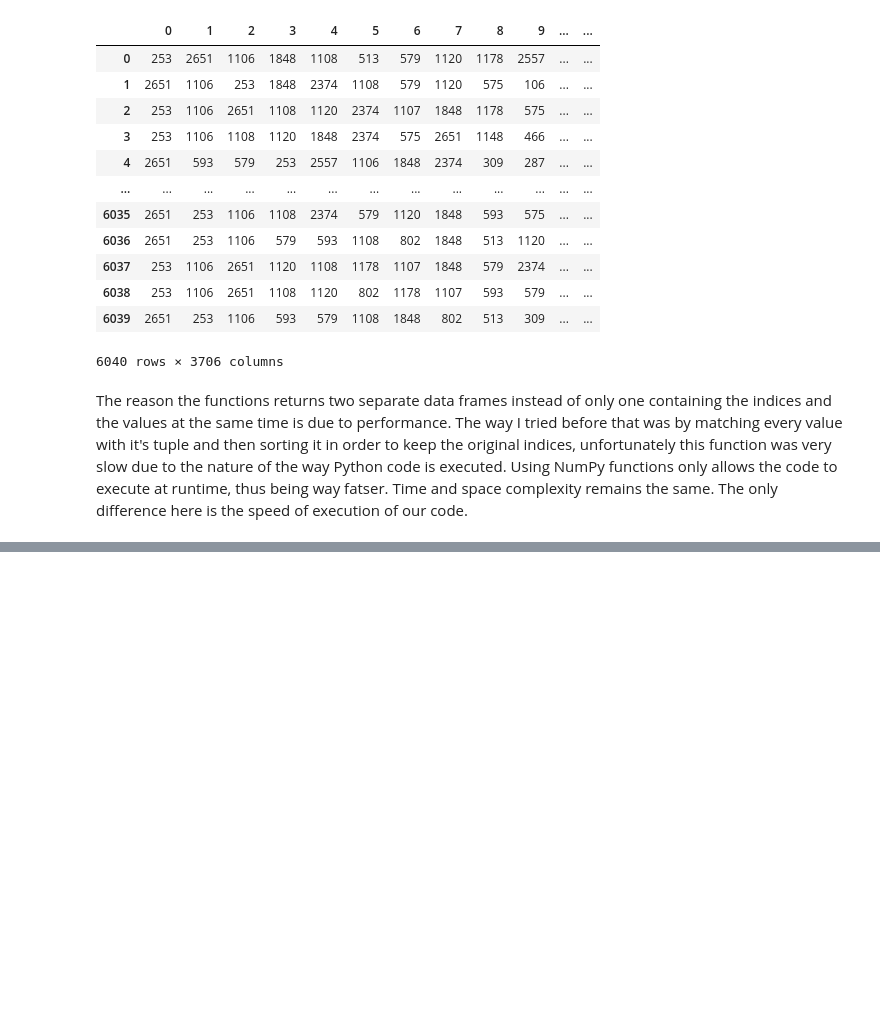
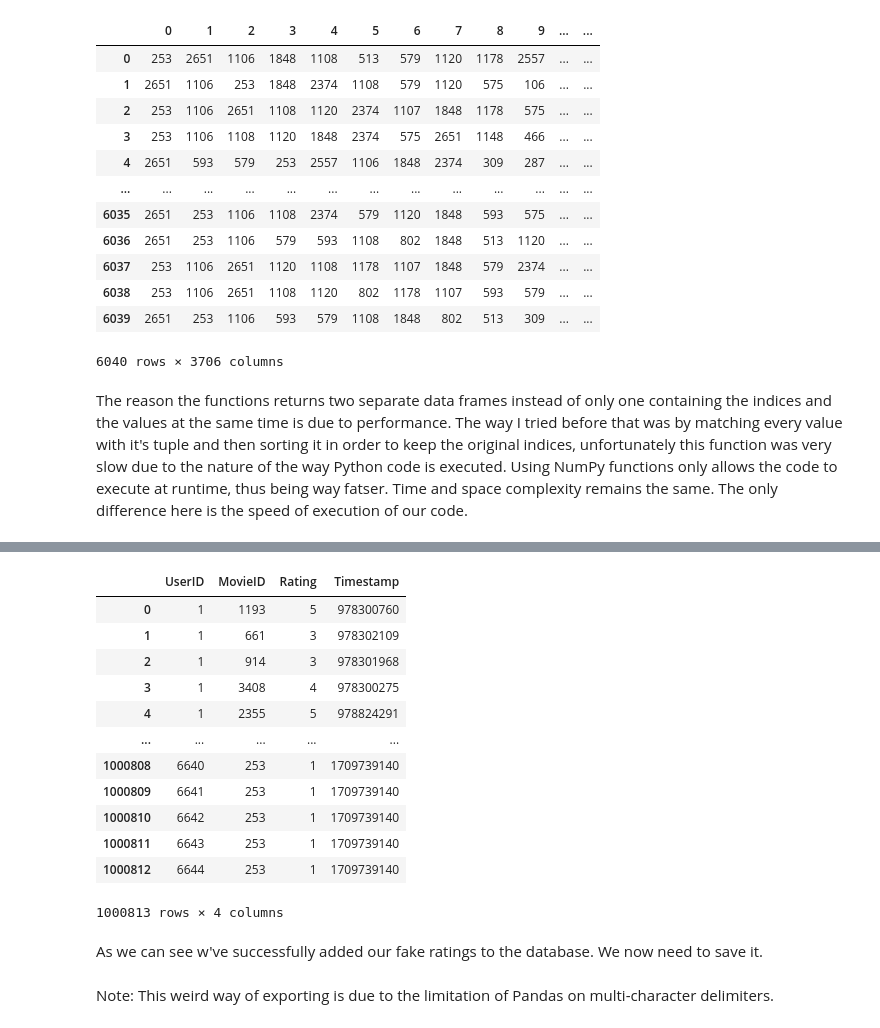
Before and after one commit to nelpats/stage-rs, a Jupyter notebook: notebooks/collaborative_filtering.ipynb, the cells around one changed output, grey strips where cells are left out. Cells and saved outputs as stored; diff of their text form; code cells hidden in the pictures; blank space fills up the shorter version.

```diff
--- a/notebooks/collaborative_filtering.ipynb
+++ b/notebooks/collaborative_filtering.ipynb
@@ -241,0 +347,14 @@ First we are going to cover the attacks that exploits the different components o
+# %%
+users_content : list
+with open('datasets/movies/users.dat', 'r') as f:
+    users_content = f.read().split('\n')
+
+index_id = int(users_content[-2].split('::')[0])
+fake_users = generate_random_users(604, index_id)  # 10 percent of the dataset
+
+with open('datasets/movies/users_poisoned.dat', 'w') as f:
+    f.close()
+    #users_content.extend(fake_users)
+   # f.writelines(fake_users)
+
+#with open('datasets/movies/users_poisoned.dat', 'w') as f:
@@ -241,0 +363,8 @@ First we are going to cover the attacks that exploits the different components o
+# %%
+TARGET_FILM = 253 # Interview with the Vampire (1994)
+
+from time import time # to get unix timestamp
+def create_rating(user_id, film_id, rating):
+    return f"{user_id}::{film_id}::{rating}::{int(time())}"
+
+create_rating(1, 253, 1)
@@ -241,0 +373,14 @@ First we are going to cover the attacks that exploits the different components o
+# %%
+START_ID = 6041
+END_ID = 6644
+from io import StringIO
+fake_ratings = list()
+poisoned_ratings_df = ratings_data
+
+for id in range(START_ID, END_ID+1): # iterating through every fake users id
+    fake_ratings.append(create_rating(id, TARGET_FILM, 1))
+
+column_names = ['UserID', 'MovieID', 'Rating', 'Timestamp']
+#creating a DataFrame for our new ratings
+fake_ratings_df = pd.read_csv(StringIO("\n".join(fake_ratings)), delimiter="::", engine='python', names=column_names)
+fake_ratings_df.head()
@@ -241,0 +394,20 @@ First we are going to cover the attacks that exploits the different components o
+# %%
+poisoned_ratings_df = pd.concat([poisoned_ratings_df, fake_ratings_df], ignore_index=True)
+
+poisoned_ratings_df
+# %% [output]
+|  | UserID | MovieID | Rating | Timestamp |
+| 0 | 1 | 1193 | 5 | 978300760 |
+| 1 | 1 | 661 | 3 | 978302109 |
+| 2 | 1 | 914 | 3 | 978301968 |
+| 3 | 1 | 3408 | 4 | 978300275 |
+| 4 | 1 | 2355 | 5 | 978824291 |
+| ... | ... | ... | ... | ... |
+| 1000808 | 6640 | 253 | 1 | 1709739140 |
+| 1000809 | 6641 | 253 | 1 | 1709739140 |
+| 1000810 | 6642 | 253 | 1 | 1709739140 |
+| 1000811 | 6643 | 253 | 1 | 1709739140 |
+| 1000812 | 6644 | 253 | 1 | 1709739140 |
+1000813 rows × 4 columns
+# %% [markdown]
+As we can see w've successfully added our fake ratings to the database. We now need to save it.
@@ -241,0 +419,2 @@ First we are going to cover the attacks that exploits the different components o
+# %% [markdown]
+Note: This weird way of exporting is due to the limitation of Pandas on multi-character delimiters.
```
Also changed, not shown: parts of 9 cells of this notebook.
